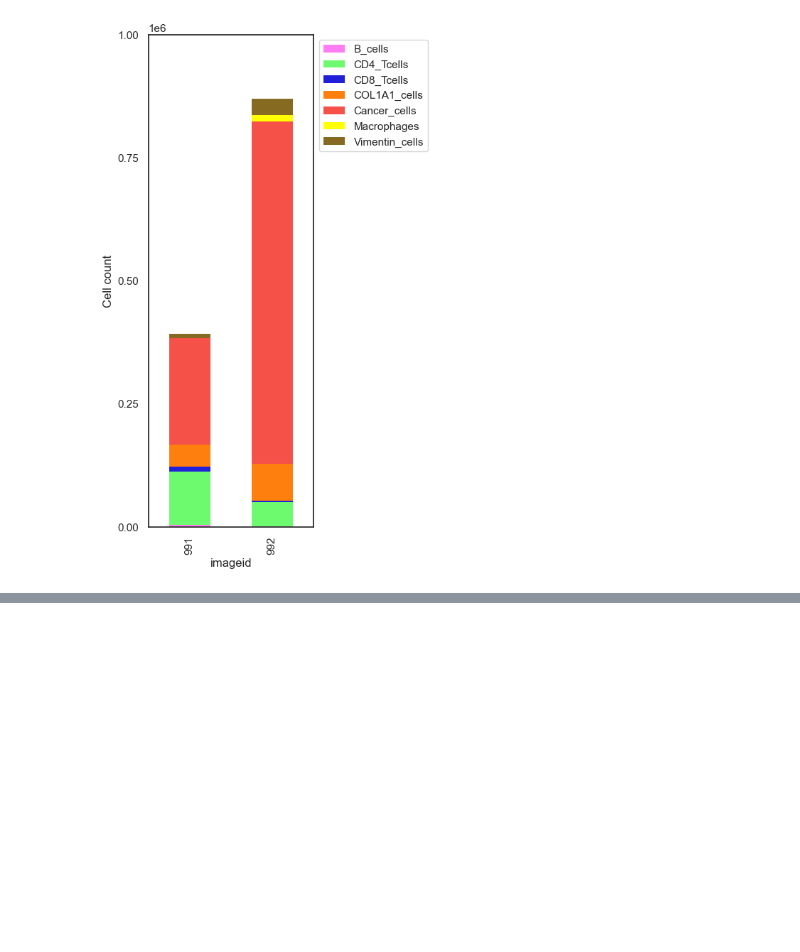
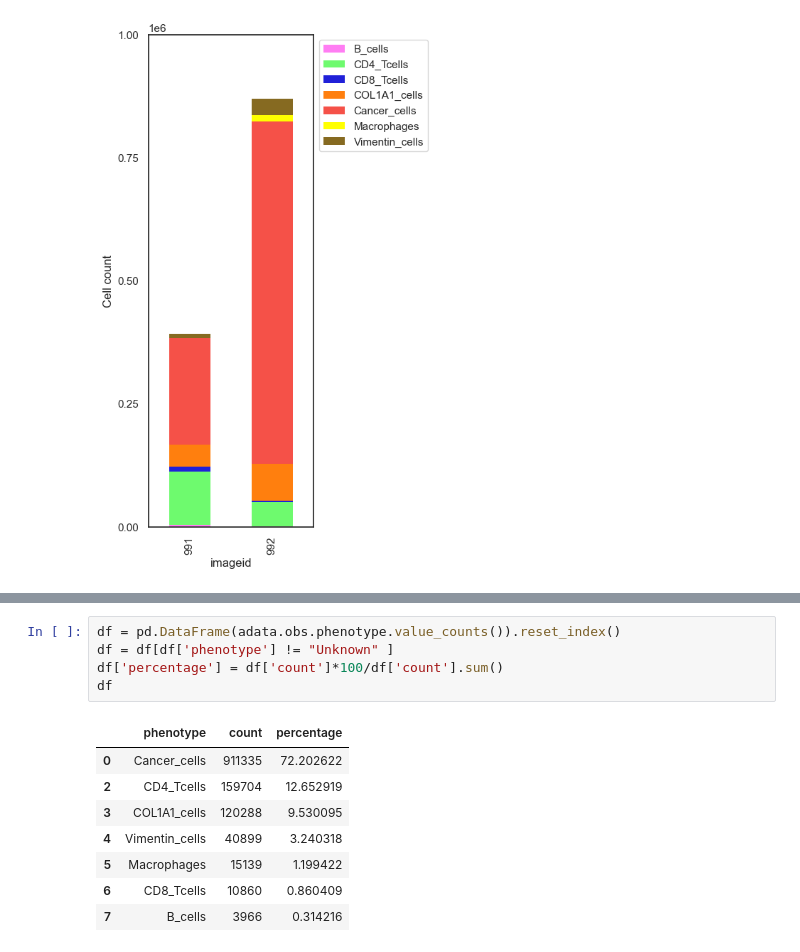
Before and after one commit to josenimo/P26_DA, a Jupyter notebook: nbs/3_compare_991_992_phenotypes.ipynb, the cells around one changed output, grey strips where cells are left out. Drawn from its saved outputs; the diff is of its cells as text; blank space fills up the shorter version.

```diff
--- a/nbs/3_compare_991_992_phenotypes.ipynb
+++ b/nbs/3_compare_991_992_phenotypes.ipynb
@@ -683,0 +760,14 @@ plt.show()
+# %%
+df = pd.DataFrame(adata.obs.phenotype.value_counts()).reset_index()
+df = df[df['phenotype'] != "Unknown" ]
+df['percentage'] = df['count']*100/df['count'].sum()
+df
+# %% [output]
+|  | phenotype | count | percentage |
+| 0 | Cancer_cells | 911335 | 72.202622 |
+| 2 | CD4_Tcells | 159704 | 12.652919 |
+| 3 | COL1A1_cells | 120288 | 9.530095 |
+| 4 | Vimentin_cells | 40899 | 3.240318 |
+| 5 | Macrophages | 15139 | 1.199422 |
+| 6 | CD8_Tcells | 10860 | 0.860409 |
+| 7 | B_cells | 3966 | 0.314216 |
```
Also changed, not shown: parts of 10 cells of this notebook, 5 other files.
